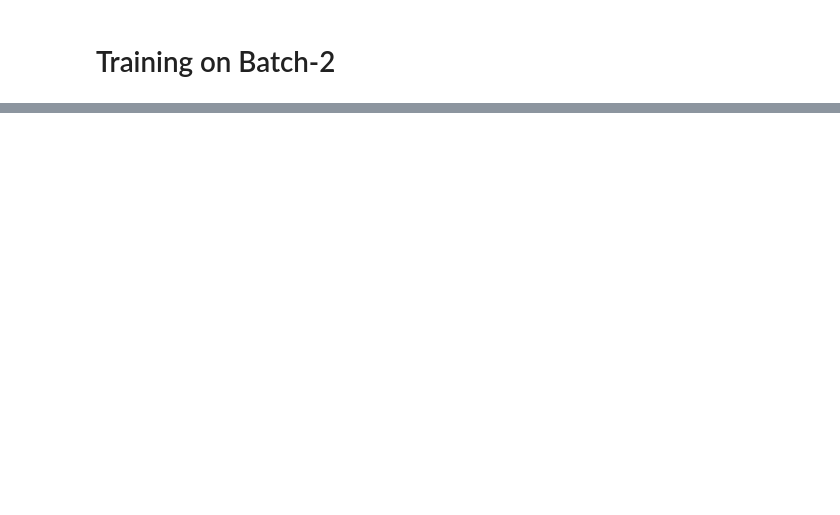
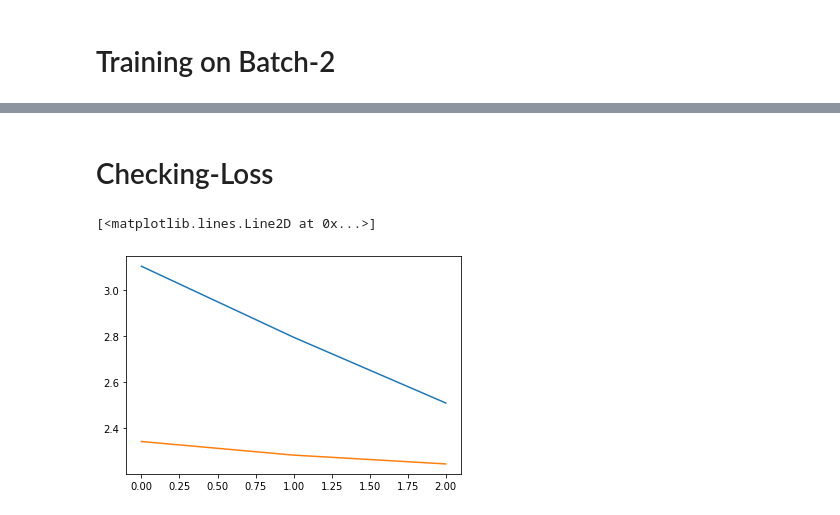
Before and after one commit to ahsansaif47/ids-model, a Jupyter notebook: IDS_Model.ipynb, the cells around one changed output, grey strips where cells are left out. Saved outputs shown, nothing was run; the diff lists cells and outputs as text; code cells hidden in the pictures; blank space fills up the shorter version.

```diff
--- a/IDS_Model.ipynb
+++ b/IDS_Model.ipynb
@@ -421,8 +518,10 @@ import numpy as np
 
 A1 = np.load("./IDS Model File Matrices/Train_B1.npy")
 A2 = np.load("./IDS Model File Matrices/Train_B2.npy")
+A3 = np.load("./IDS Model File Matrices/Train_B3.npy")
 A4 = np.load("./IDS Model File Matrices/Validation.npy")
 A5 = np.load("./IDS Model File Matrices/Test.npy")
+A6 = np.load("./IDS Model File Matrices/Train_B4.npy")
 
 print("Printing Training Batch_1")
 print(A1)
@@ -814,0 +952,5 @@ Epoch 500/500
+# %%
+from keras.models import load_model
+model = load_model("./Model/IDS_Batch1_{val_acc:03f}.h5",
+                   custom_objects={"GCNConv": GCNConv})
+# model.summary()
@@ -814,0 +959,18 @@ Epoch 500/500
+# %%
+b3_embeddings = []
+# print(len(b2_text))
+
+for t3 in b3_text:
+    b3_embeddings.append(Loaded_model.wv[t3])
+
+b3_embeddings = np.array(b3_embeddings)
+
+
+history = model.fit([b3_embeddings, A3],
+                    b3_encodings,
+                    epochs=3,
+                    batch_size=N,
+                    # class_weight=W,
+                    validation_data=([valid_embeddings, A4], valid_encodings),
+                    # callbacks=[reduce_learningrate]
+                    )
@@ -814,0 +984,10 @@ Epoch 500/500
+# %% [markdown]
+# Checking-Loss
+# %%
+import keras
+from matplotlib import pyplot as plt
+plt.plot(history.history['loss'])
+plt.plot(history.history['val_loss'])
+# %% [output]
+[<matplotlib.lines.Line2D at 0x...>]
+[figure, added]
```
Also changed, not shown: parts of 35 cells of this notebook.
